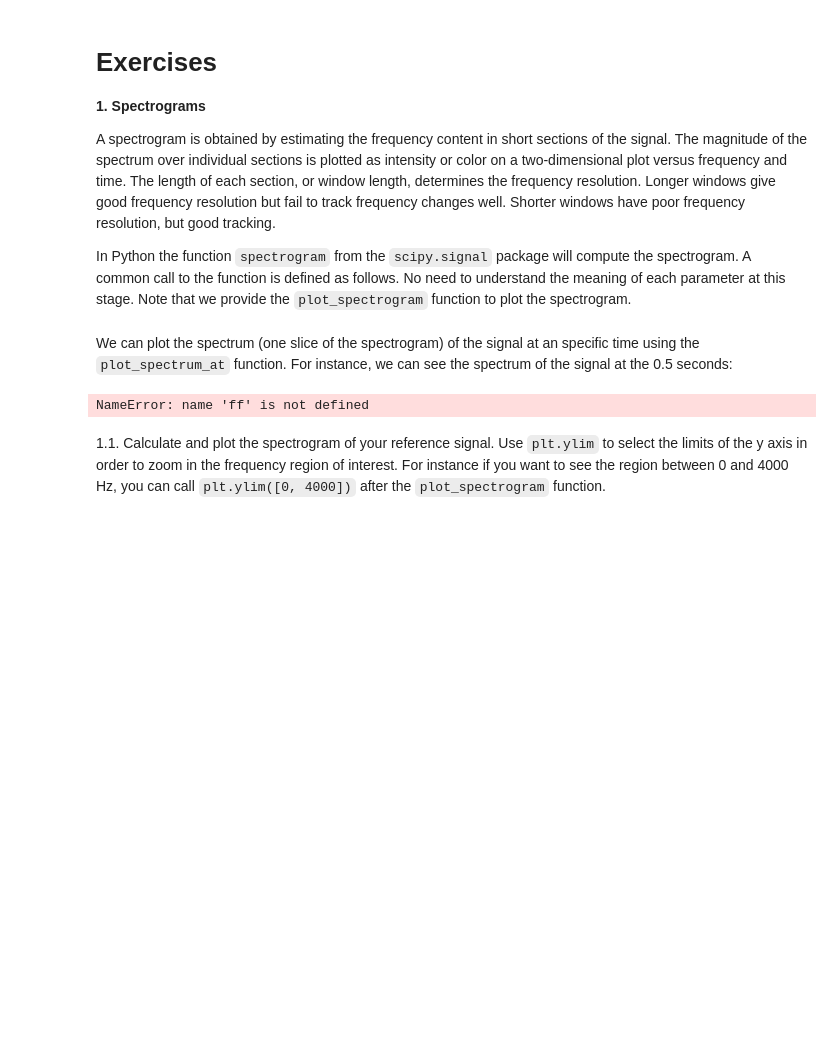
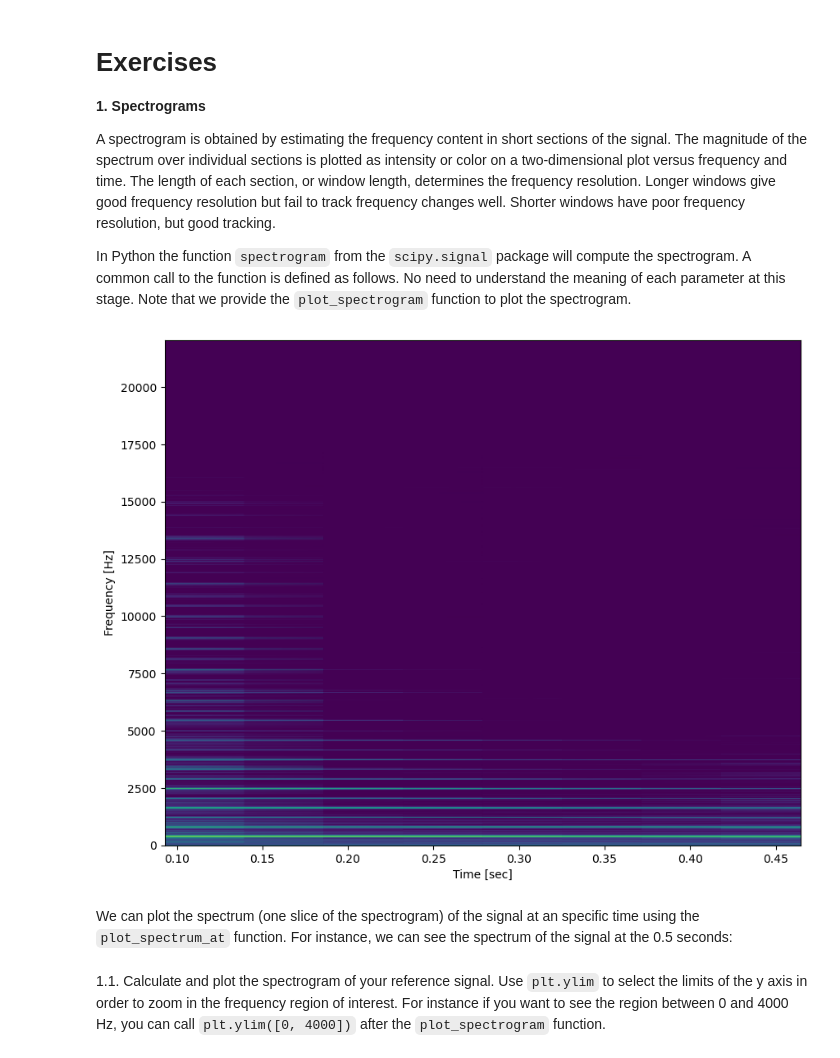
Before and after one commit to lauraceballos01/sis1_group4, a Jupyter notebook: Lab3.ipynb, the cells around one changed output. Cells and saved outputs as stored; diff of their text form; code cells hidden in the pictures; blank space fills up the shorter version.

```diff
--- a/Lab3.ipynb
+++ b/Lab3.ipynb
@@ -13,7 +13,7 @@ from util import load_audio, plot_signals, plot_spectrogram, plot_mean_spectrogr
 # %% [markdown]
 First upload your reference signal and plot the first seconds of it.
 # %%
-filepath="sis1_group4\sis1_group4ukelele.wav"
+filepath="sis1_group4ukelele.wav"
 ref,fs=load_audio(filepath)
 Audio(ref,rate=fs)
 # %% [output]
@@ -34,12 +34,29 @@ track frequency changes well. Shorter windows have poor frequency resolution, bu
 
 In Python the function `spectrogram` from the `scipy.signal` package will
 compute the spectrogram. A common call to the function is defined as follows. No need to understand the meaning of each parameter at this stage. Note that we provide the `plot_spectrogram` function to plot the spectrogram.
+# %%
+import scipy
+
+A = 0.4
+f0 = 457.12
+fs = 44100
+phi = np.pi/2
+t = np.arange(0, .1, 1.0/fs)
+x1 = A * np.exp(1j*(2*f0*np.pi*t + phi))
+
+windows_len = 8192
+fs, tt, S = scipy.signal.spectrogram(ref, fs, nperseg=windows_len, noverlap= windows_len/2)
+
+
+plt.figure(figsize=(10,8))
+plot_spectrogram(fs, tt, S)
+plt.show()
+# %% [output]
+[figure, added]
 # %% [markdown]
 We can plot the spectrum (one slice of the spectrogram) of the signal at an specific time using the `plot_spectrum_at` function. For instance, we can see the spectrum of the signal at the 0.5 seconds:
 # %%
-plot_spectrum_at(ff, tt, S, 0.5)
+plot_spectrum_at(fs, tt, S, 0.20)
-# %% [output]
-NameError: name 'ff' is not defined
 # %% [markdown]
 1.1. Calculate and plot the spectrogram of your reference signal. Use `plt.ylim` to select the limits of the y axis in order to zoom in the frequency region of interest. For instance if you want to see the region between 0 and 4000 Hz, you can call `plt.ylim([0, 4000])` after the `plot_spectrogram` function.
 # %%
```
Also changed, not shown: parts of 5 cells of this notebook.
